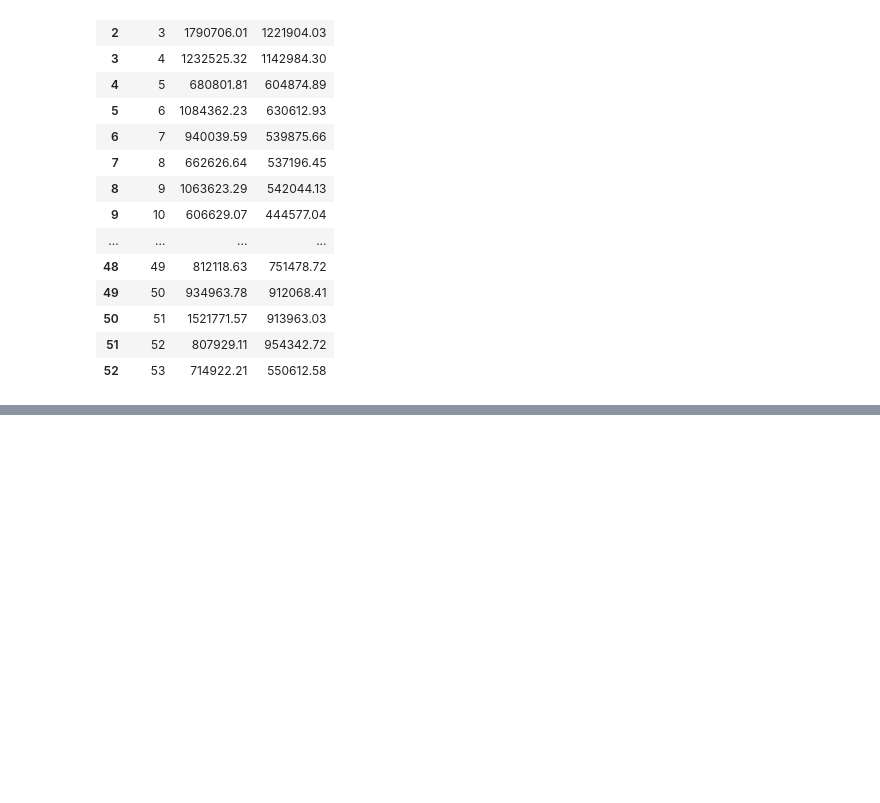
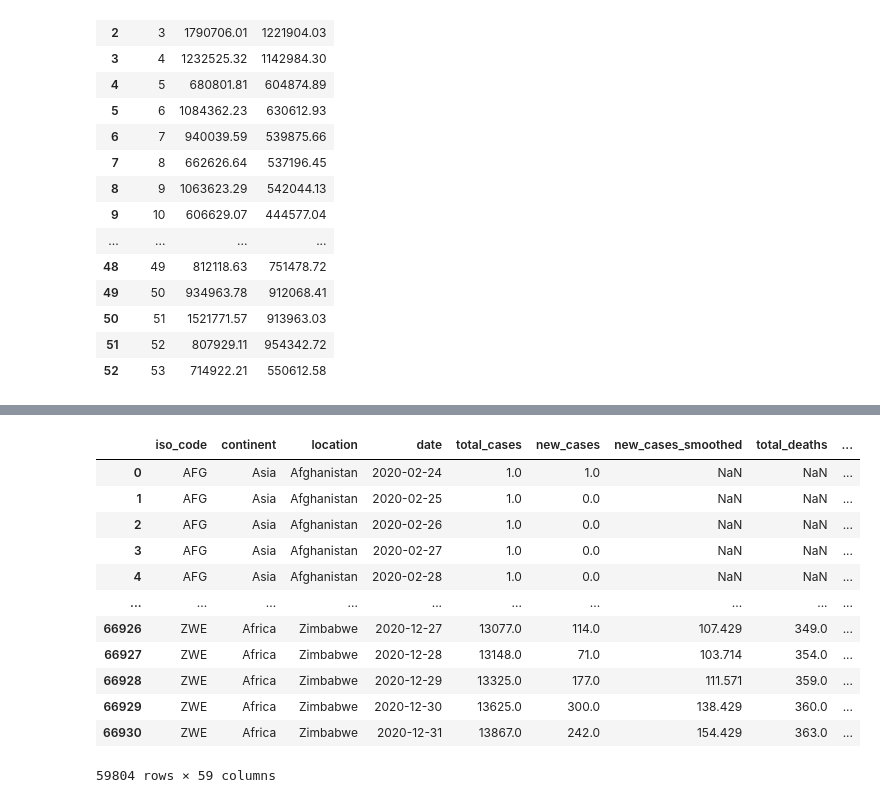
Before and after one commit to RafaelGFernandez01/first_project-, a Jupyter notebook: first-project .ipynb, the cells around one changed output, grey strips where cells are left out. Saved outputs shown, nothing was run; the diff lists cells and outputs as text; code cells hidden in the pictures; blank space fills up the shorter version.

```diff
--- a/first-project .ipynb
+++ b/first-project .ipynb
@@ -122,0 +103,2 @@ Timestamp('2020-12-31 00:00:00')
+# %%
+covid_data_df['date']=pd.to_datetime(covid_data_df['date'])
@@ -123,2 +109,16 @@ Timestamp('2020-12-31 00:00:00')
 # %%
-covid_df=covid_df[covid_df['Date']<=pd.Timestamp(2020,12,31)]
+covid_data_df[covid_data_df['date']<=pd.Timestamp(2020,12,31)]
+# %% [output]
+|  | iso_code | continent | location | date | total_cases | new_cases | new_cases_smoothed | total_deaths | ... |
+| 0 | AFG | Asia | Afghanistan | 2020-02-24 | 1.0 | 1.0 | NaN | NaN | ... |
+| 1 | AFG | Asia | Afghanistan | 2020-02-25 | 1.0 | 0.0 | NaN | NaN | ... |
+| 2 | AFG | Asia | Afghanistan | 2020-02-26 | 1.0 | 0.0 | NaN | NaN | ... |
+| 3 | AFG | Asia | Afghanistan | 2020-02-27 | 1.0 | 0.0 | NaN | NaN | ... |
+| 4 | AFG | Asia | Afghanistan | 2020-02-28 | 1.0 | 0.0 | NaN | NaN | ... |
+| ... | ... | ... | ... | ... | ... | ... | ... | ... | ... |
+| 66926 | ZWE | Africa | Zimbabwe | 2020-12-27 | 13077.0 | 114.0 | 107.429 | 349.0 | ... |
+| 66927 | ZWE | Africa | Zimbabwe | 2020-12-28 | 13148.0 | 71.0 | 103.714 | 354.0 | ... |
+| 66928 | ZWE | Africa | Zimbabwe | 2020-12-29 | 13325.0 | 177.0 | 111.571 | 359.0 | ... |
+| 66929 | ZWE | Africa | Zimbabwe | 2020-12-30 | 13625.0 | 300.0 | 138.429 | 360.0 | ... |
+| 66930 | ZWE | Africa | Zimbabwe | 2020-12-31 | 13867.0 | 242.0 | 154.429 | 363.0 | ... |
+59804 rows × 59 columns
```
Also changed, not shown: parts of 11 cells of this notebook.
